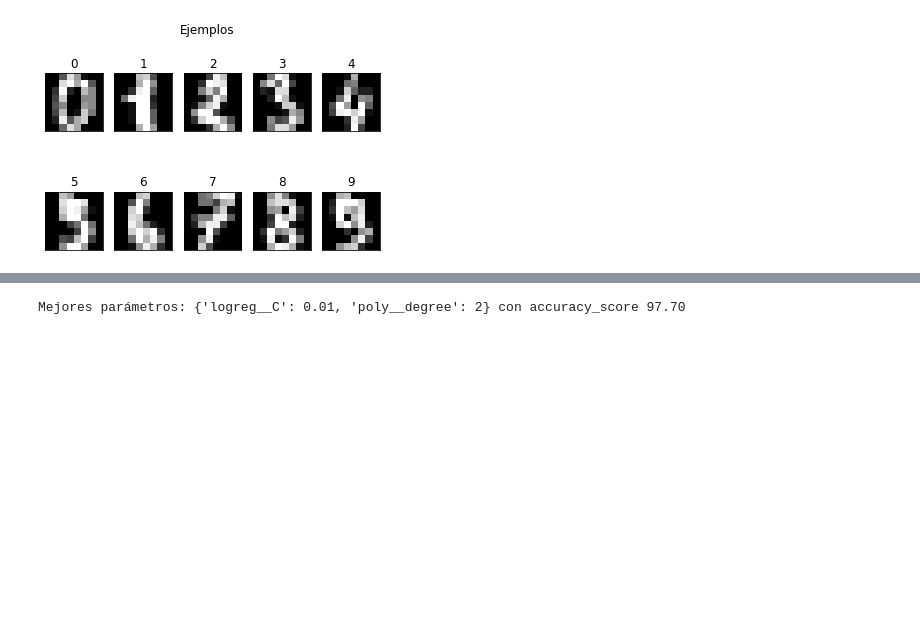
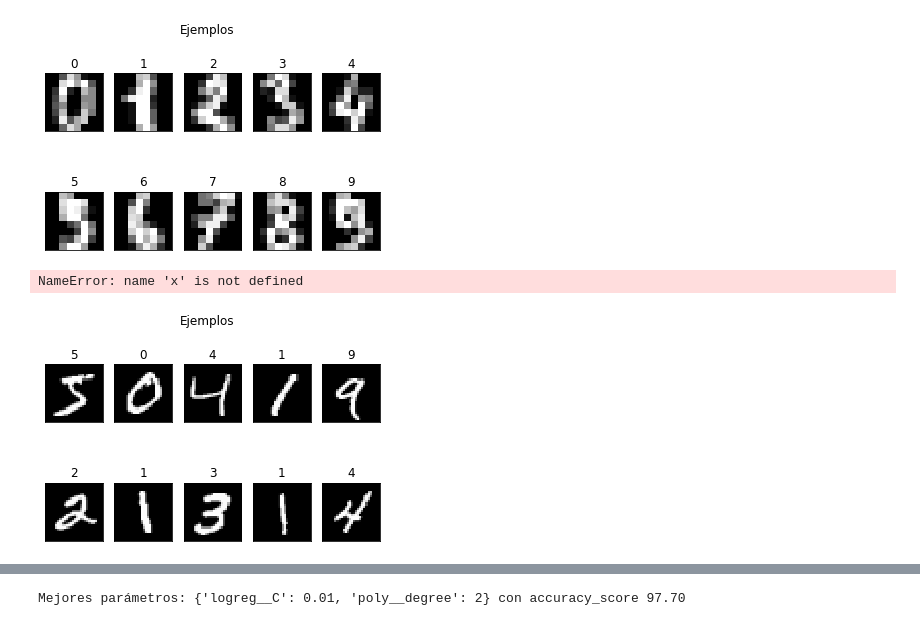
Before and after one commit to cazdlt/MLPython, a Jupyter notebook: clasificadores.ipynb, the cells around one changed output, grey strips where cells are left out. Saved outputs shown, nothing was run; the diff lists cells and outputs as text; code cells hidden in the pictures; blank space fills up the shorter version.

```diff
--- a/clasificadores.ipynb
+++ b/clasificadores.ipynb
@@ -31,6 +31,35 @@ Ejemplo [ 0.  0.  5. 13.  9.  1.  0.  0.  0.  0. 13. 15. 10. 15.  5.  0.  0.  3.
   0.  9.  8.  0.  0.  4. 11.  0.  1. 12.  7.  0.  0.  2. 14.  5. 10. 12.
   0.  0.  0.  0.  6. 13. 10.  0.  0.  0.]
 [figure]
+# %%
+from sklearn.datasets import fetch_openml
+
+#Imágenes 28x28 del MNIST de Yann Lecun
+MNIST={}
+MNIST["data"], MNIST["target"] = fetch_openml('mnist_784', return_X_y=True)
+
+image_shape=(28,28)
+
+
+f.suptitle("Ejemplos")
+for num,ax in enumerate(axes.flatten()):
+    ax.imshow(x[num],cmap='gray')
+    ax.set_title(digits["target"][num])
+    ax.get_yaxis().set_visible(False)
+    ax.get_xaxis().set_visible(False)
+# %% [output]
+NameError: name 'x' is not defined
+# %%
+
+f,axes=plt.subplots(2,5)
+f.suptitle("Ejemplos")
+for num,ax in enumerate(axes.flatten()):
+    ax.imshow(MNIST["data"][num].reshape(image_shape),cmap='gray')
+    ax.set_title(MNIST["target"][num])
+    ax.get_yaxis().set_visible(False)
+    ax.get_xaxis().set_visible(False)
+# %% [output]
+[figure, added]
 # %%
 #Clases
 plt.figure()
```
Also changed, not shown: parts of 10 cells of this notebook, 2 other files.
